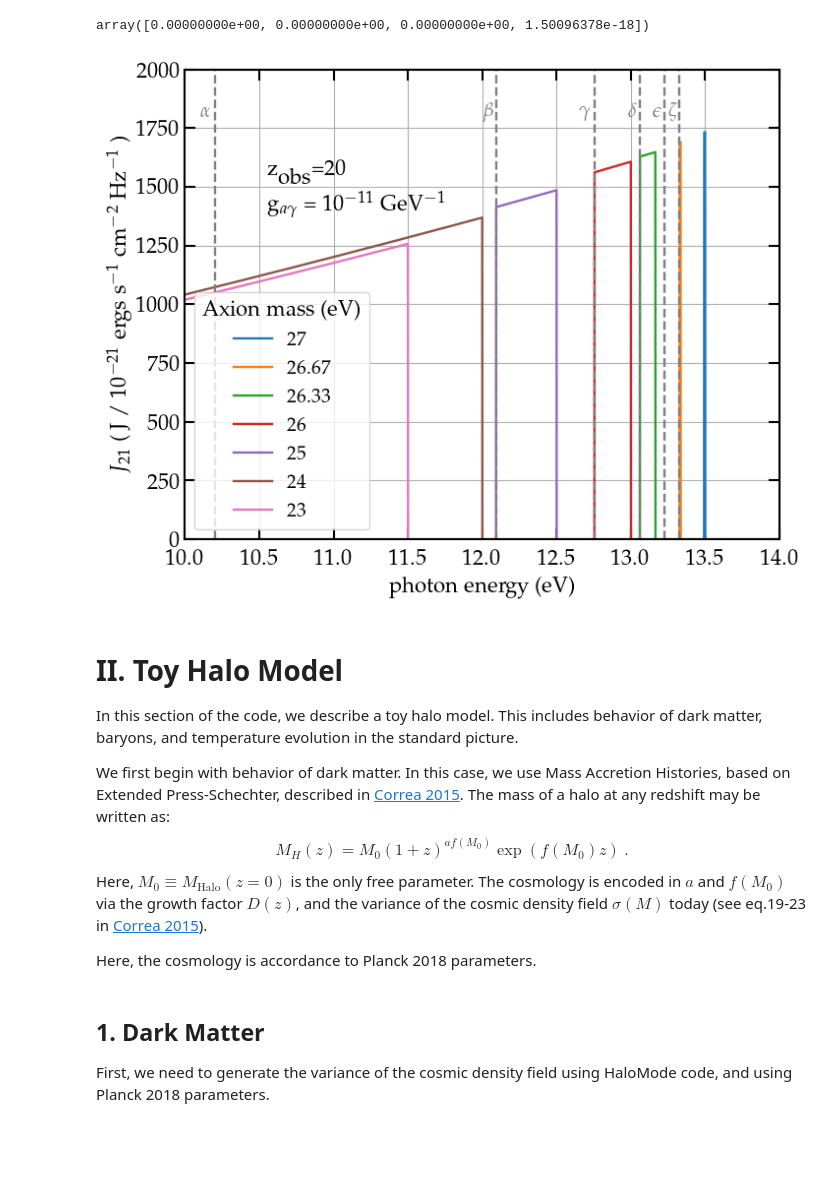
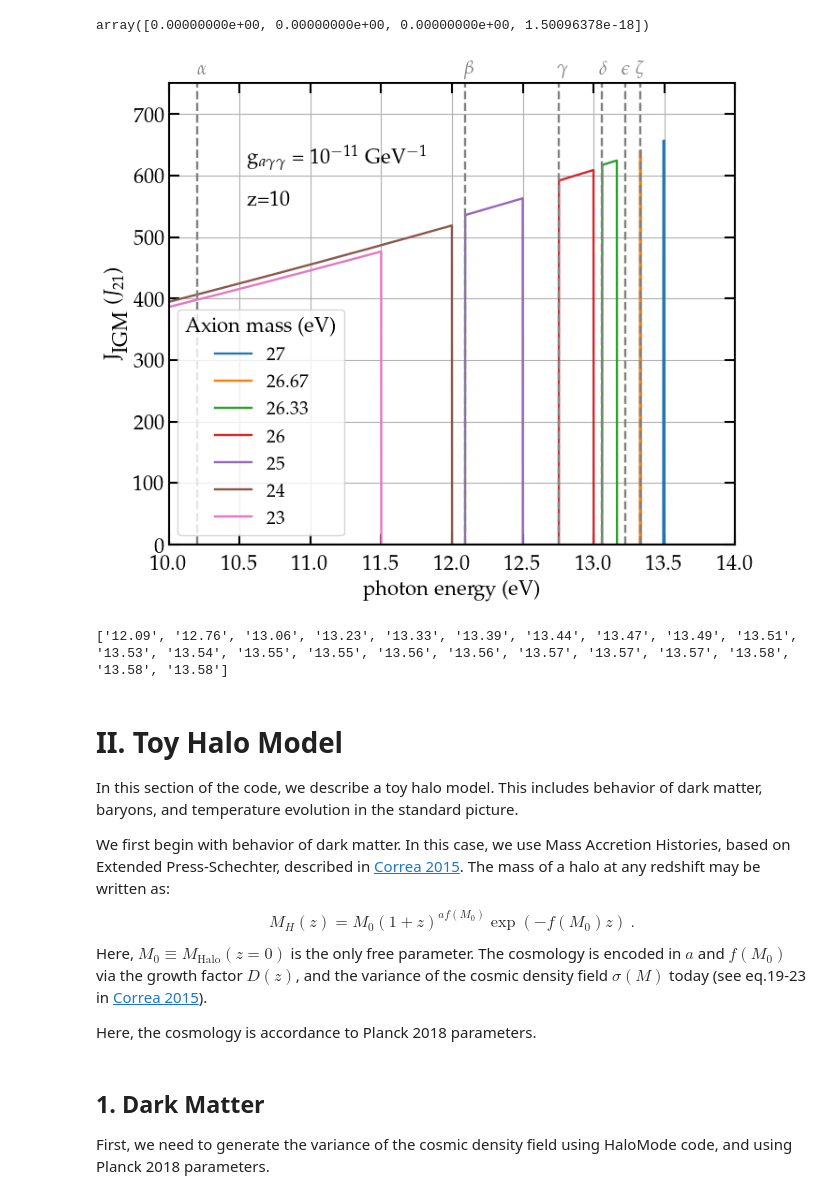
Before and after one commit to yash-aggarwal-17/AxionDCBH, a Jupyter notebook: AxionDCBH.ipynb, the cells around one changed output. Cells and saved outputs as stored; diff of their text form; code cells hidden in the pictures; blank space fills up the shorter version.

```diff
--- a/AxionDCBH.ipynb
+++ b/AxionDCBH.ipynb
@@ -188,55 +173,59 @@ J_IGM_func(20, ma_ray, 1e-11, 25/2)
 array([0.00000000e+00, 0.00000000e+00, 0.00000000e+00, 1.50096378e-18])
 # %%
 # Plot J IGM for different axion masses
-plt.figure(figsize=(7.8, 6.2))
+plt.figure(figsize=(7.8, 6.4))
 
 en_space=np.arange(10,14.1,0.001)
 
-plt.plot(en_space, 1e+21*J_IGM(20,27,1e-11, en_space), label=r'27')
-plt.plot(en_space, 1e+21*J_IGM(20,26.67,1e-11, en_space), label=r'26.67')
-plt.plot(en_space, 1e+21*J_IGM(20,26.33,1e-11, en_space), label=r'26.33')
-plt.plot(en_space, 1e+21*J_IGM(20,26,1e-11, en_space), label=r'26')
-plt.plot(en_space, 1e+21*J_IGM(20,25,1e-11, en_space), label=r'25')
-plt.plot(en_space, 1e+21*J_IGM(20,24,1e-11, en_space), label=r'24')
-plt.plot(en_space, 1e+21*J_IGM(20,23,1e-11, en_space), label=r'23')
+plt.plot(en_space, 1e+21*J_IGM(10,27,1e-11, en_space), label=r'27')
+plt.plot(en_space, 1e+21*J_IGM(10,26.67,1e-11, en_space), label=r'26.67')
+plt.plot(en_space, 1e+21*J_IGM(10,26.33,1e-11, en_space), label=r'26.33')
+plt.plot(en_space, 1e+21*J_IGM(10,26,1e-11, en_space), label=r'26')
+plt.plot(en_space, 1e+21*J_IGM(10,25,1e-11, en_space), label=r'25')
+plt.plot(en_space, 1e+21*J_IGM(10,24,1e-11, en_space), label=r'24')
+plt.plot(en_space, 1e+21*J_IGM(10,23,1e-11, en_space), label=r'23')
 
 
 # Add Lyman Lines
 plt.axvline(x=10.2, color='gray', linestyle='--')
 plt.axvline(x=H_levels[0], color='gray', linestyle='--')
 plt.axvline(x=H_levels[1], color='gray', linestyle='--')
 plt.axvline(x=H_levels[2], color='gray', linestyle='--')
 plt.axvline(x=H_levels[3], color='gray', linestyle='--')
 plt.axvline(x=H_levels[4], color='gray', linestyle='--')
 
 
 plt.xlabel(r'photon energy (eV)')
-plt.ylabel(r'$J_{21}$ ( J / 10$^{-21}$ ergs s$^{-1}$ cm$^{-2}$ Hz$^{-1}$ )')
+plt.ylabel(r'J$_{\textnormal{IGM}}$ ($J_{21}$)')
 plt.legend(title = r'Axion mass (eV)',loc='lower left')
 plt.grid()
 
 plt.xlim(10,14)
-plt.ylim(0,2000)
+plt.ylim(0,750)
 
-plt.text(10.55, 1550, r'z$_\textnormal{obs}$=20', fontsize=16)
-plt.text(10.55, 1400, r'g$_{a \gamma}$ = 10$^{-11}$ GeV$^{-1}$', fontsize=16)
+plt.text(10.55, 550, r'z=10', fontsize=16)
+plt.text(10.55, 620, r'g$_{a \gamma \gamma}$ = 10$^{-11}$ GeV$^{-1}$', fontsize=16)
 
 
 # Add labels for Lyman lines
-plt.text(10.1, 1800, r'$\alpha$', fontsize=14, color='gray')
-plt.text(12, 1800, r'$\beta$', fontsize=14, color='gray')
-plt.text(12.65, 1800, r'$\gamma$', fontsize=14, color='gray')
-plt.text(12.98, 1800, r'$\delta$', fontsize=14, color='gray')
-plt.text(13.15, 1800, r'$\epsilon$', fontsize=14, color='gray')
-plt.text(13.25, 1800, r'$\zeta$', fontsize=14, color='gray')
+plt.text(10.2, 765, r'$\alpha$', fontsize=14, color='gray')
+plt.text(12.08, 765, r'$\beta$', fontsize=14, color='gray')
+plt.text(12.74, 765, r'$\gamma$', fontsize=14, color='gray')
+plt.text(13.04, 765, r'$\delta$', fontsize=14, color='gray')
+plt.text(13.2, 765, r'$\epsilon$', fontsize=14, color='gray')
+plt.text(13.3, 765, r'$\zeta$', fontsize=14, color='gray')
 
 
 # Save before show
 plt.savefig('./plots/J21_at_z20.pdf', format = 'pdf', dpi=300, bbox_inches='tight')
 
 plt.show()
 # %% [output]
-[figure, old version]
+[figure, new version]
+# %%
+print([f'{h:.2f}' for h in H_levels])
+# %% [output]
+['12.09', '12.76', '13.06', '13.23', '13.33', '13.39', '13.44', '13.47', '13.49', '13.51', '13.53', '13.54', '13.55', '13.55', '13.56', '13.56', '13.57', '13.57', '13.57', '13.58', '13.58', '13.58']
 # %% [markdown]
 # II. Toy Halo Model
 
@@ -244,7 +233,7 @@ In this section of the code, we describe a toy halo model. This includes behavio
 
 We first begin with behavior of dark matter. In this case, we use Mass Accretion Histories, based on Extended Press-Schechter, described in [Correa 2015](https://academic.oup.com/mnras/article/450/2/1514/982398). The mass of a halo at any redshift may be written as:
 $$
-M_H (z) = M_0 (1+z)^{a f(M_0)} \exp{(f(M_0)z)} \ .
+M_H (z) = M_0 (1+z)^{a f(M_0)} \exp{(-f(M_0)z)} \ .
 $$
 Here, $M_0 \equiv M_\text{Halo}(z=0)$ is the only free parameter. The cosmology is encoded in $a$ and $f(M_0)$ via the growth factor $D(z)$, and the variance of the cosmic density field $\sigma(M)$ today (see eq.19-23 in [Correa 2015](https://academic.oup.com/mnras/article/450/2/1514/982398)).
 
```
Also changed, not shown: parts of 109 cells of this notebook, 2 other files.
